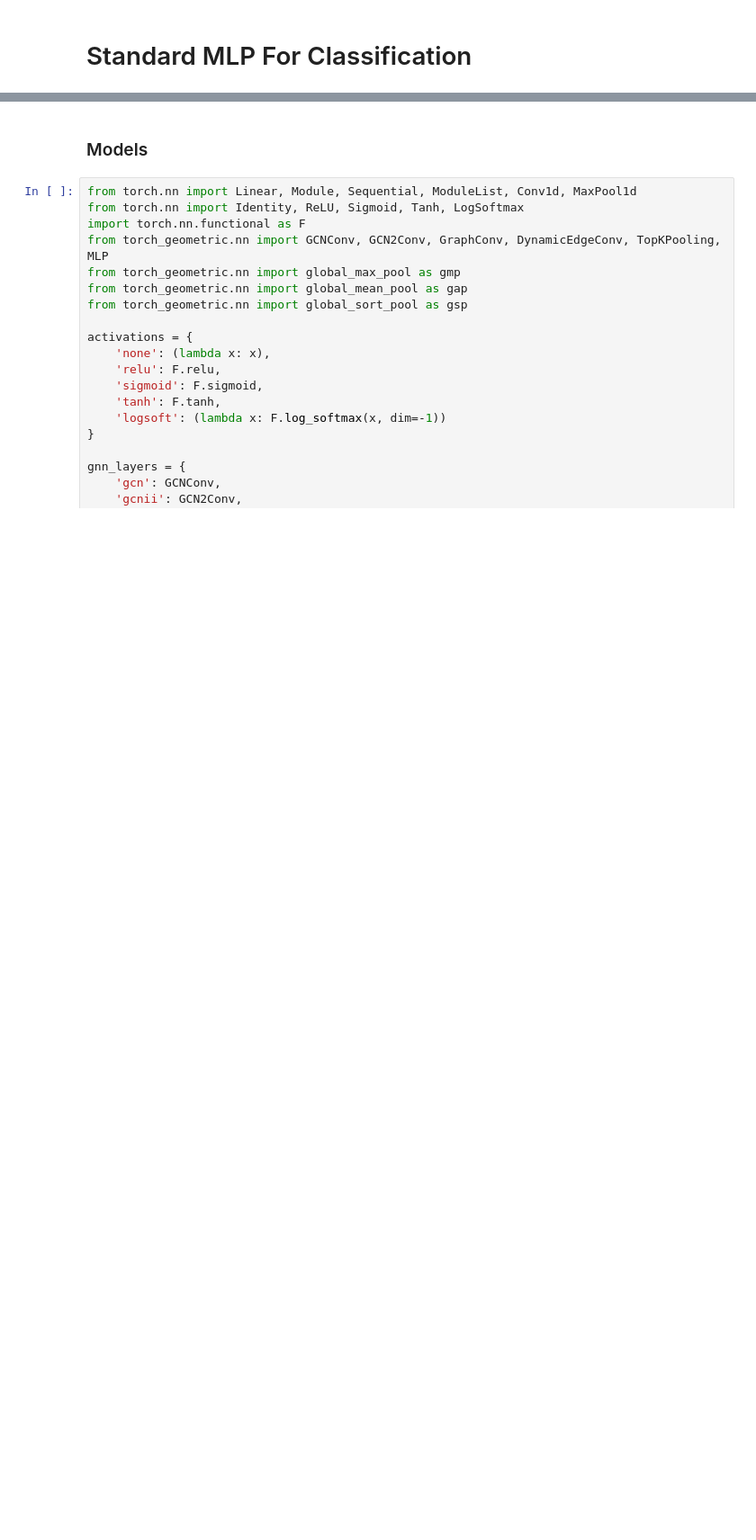
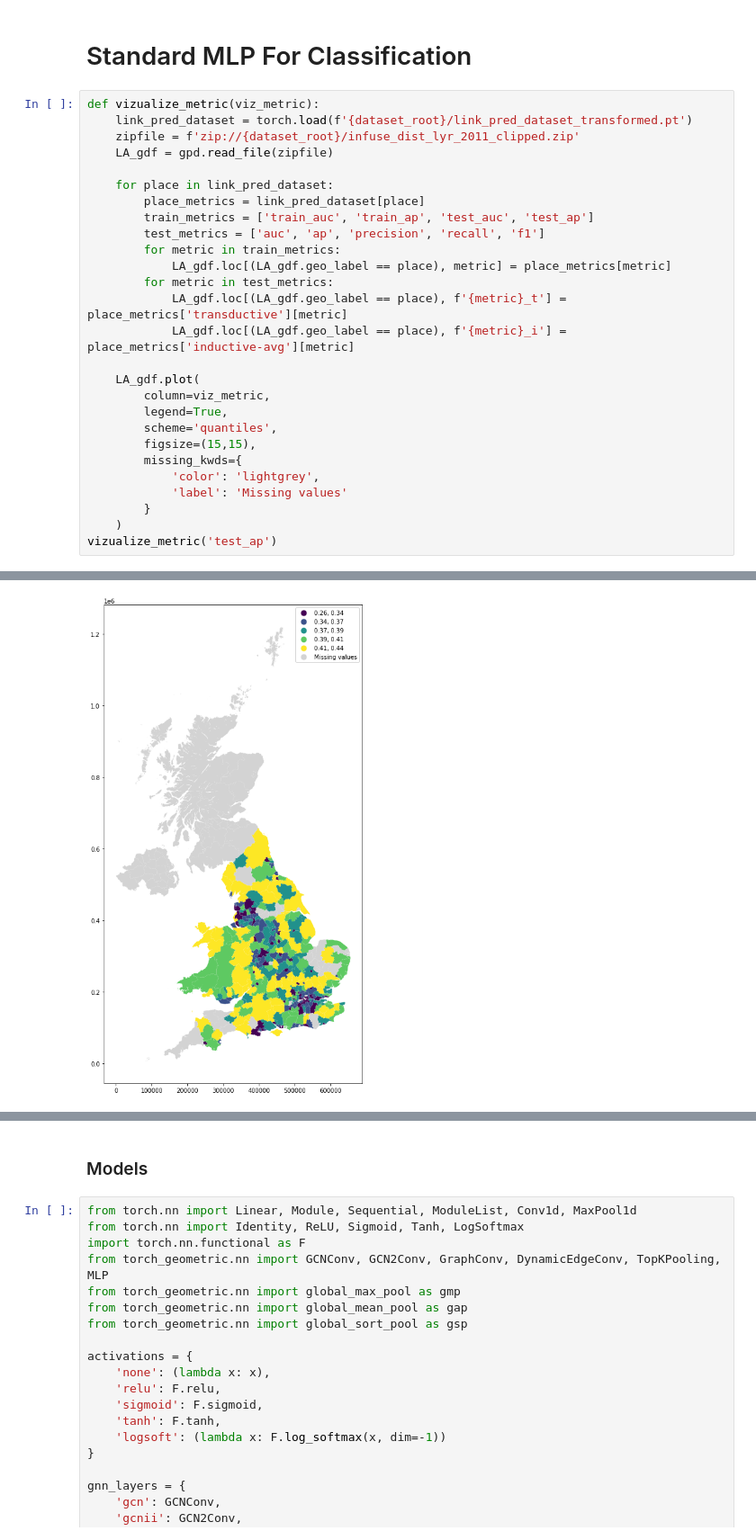
Before and after one commit to wilsoncwc/predicting-choice, a Jupyter notebook: predicting-cities.ipynb, the cells around one changed output, grey strips where cells are left out. Shown at 90% size. Drawn from its saved outputs; the diff is of its cells as text; blank space fills up the shorter version.

```diff
--- a/predicting-cities.ipynb
+++ b/predicting-cities.ipynb
@@ -622,2 +655,30 @@ tensor([[0.4452, 0.4552, 0.3771, 0.4416],
 # %% [markdown]
 # Standard MLP For Classification
+# %%
+def vizualize_metric(viz_metric):
+    link_pred_dataset = torch.load(f'{dataset_root}/link_pred_dataset_transformed.pt')
+    zipfile = f'zip://{dataset_root}/infuse_dist_lyr_2011_clipped.zip'
+    LA_gdf = gpd.read_file(zipfile)
+
+    for place in link_pred_dataset:
+        place_metrics = link_pred_dataset[place]
+        train_metrics = ['train_auc', 'train_ap', 'test_auc', 'test_ap']
+        test_metrics = ['auc', 'ap', 'precision', 'recall', 'f1']
+        for metric in train_metrics:
+            LA_gdf.loc[(LA_gdf.geo_label == place), metric] = place_metrics[metric]
+        for metric in test_metrics:
+            LA_gdf.loc[(LA_gdf.geo_label == place), f'{metric}_t'] = place_metrics['transductive'][metric]
+            LA_gdf.loc[(LA_gdf.geo_label == place), f'{metric}_i'] = place_metrics['inductive-avg'][metric]
+
+    LA_gdf.plot(
+        column=viz_metric,
+        legend=True,
+        scheme='quantiles',
+        figsize=(15,15),
+        missing_kwds={
+            'color': 'lightgrey',
+            'label': 'Missing values'
+        }
+    )
+vizualize_metric('test_ap')
+# %% [output]
@@ -623,0 +702 @@ tensor([[0.4452, 0.4552, 0.3771, 0.4416],
+[figure, added]
```
Also changed, not shown: parts of 6 cells of this notebook, 12 other files.
